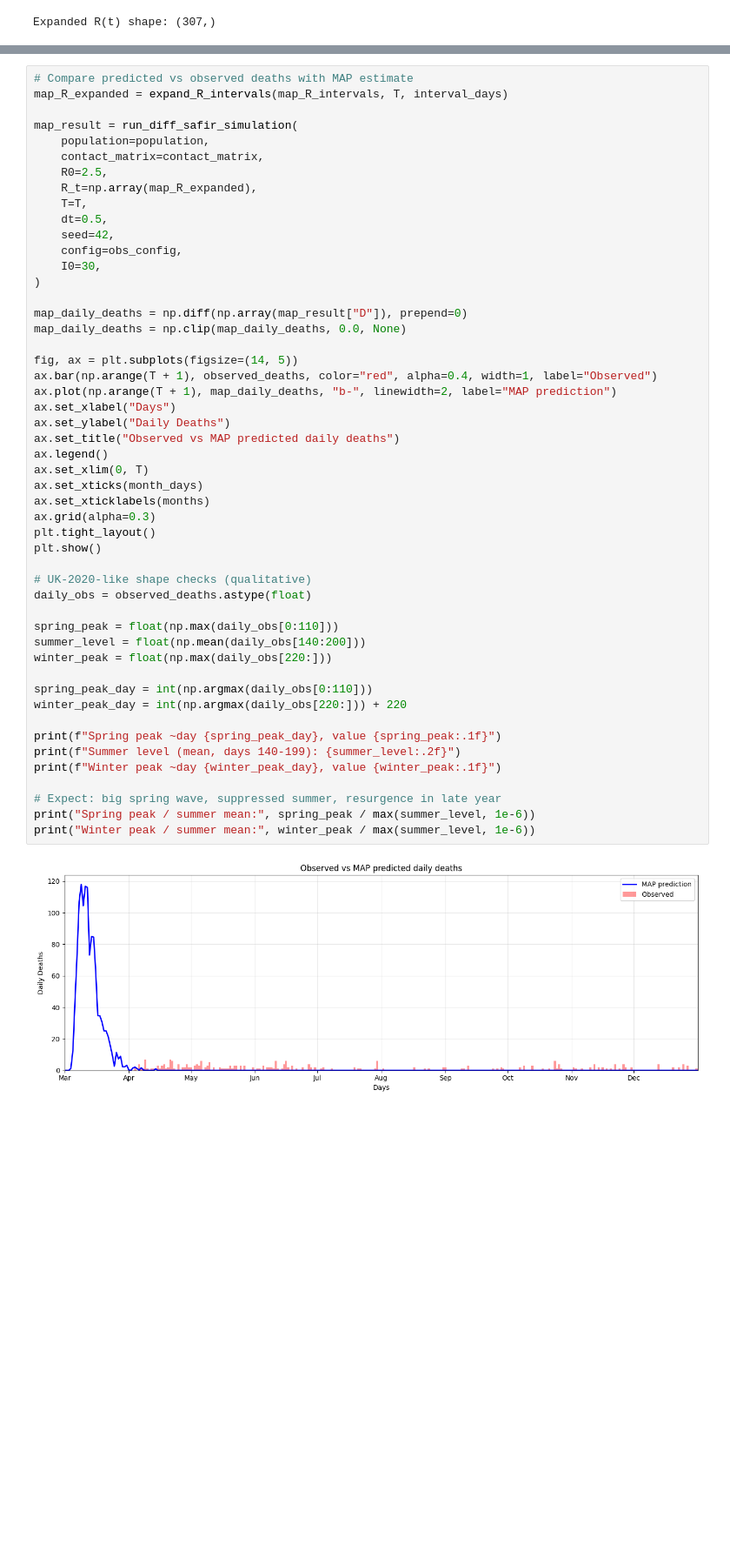
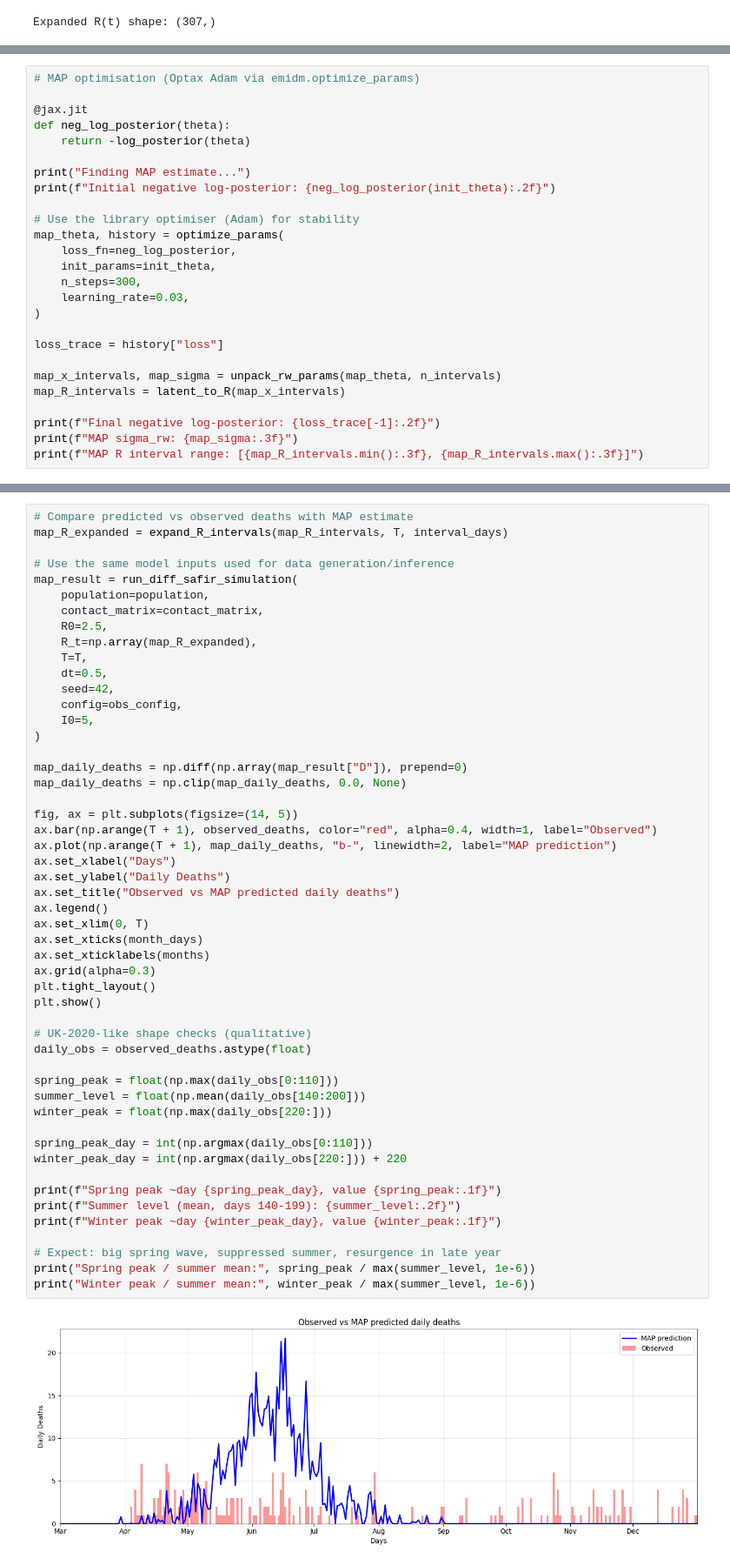
Before and after one commit to OJWatson/emidm, a Jupyter notebook: docs/notebooks/safir_inference.ipynb, the cells around one changed output, grey strips where cells are left out. Shown at 87% size. Saved outputs shown, nothing was run; the diff lists cells and outputs as text; blank space fills up the shorter version.

```diff
--- a/docs/notebooks/safir_inference.ipynb
+++ b/docs/notebooks/safir_inference.ipynb
@@ -499,0 +525,26 @@ MAP sigma_rw: 0.431
+# %%
+# MAP optimisation (Optax Adam via emidm.optimize_params)
+
+@jax.jit
+def neg_log_posterior(theta):
+    return -log_posterior(theta)
+
+print("Finding MAP estimate...")
+print(f"Initial negative log-posterior: {neg_log_posterior(init_theta):.2f}")
+
+# Use the library optimiser (Adam) for stability
+map_theta, history = optimize_params(
+    loss_fn=neg_log_posterior,
+    init_params=init_theta,
+    n_steps=300,
+    learning_rate=0.03,
+)
+
+loss_trace = history["loss"]
+
+map_x_intervals, map_sigma = unpack_rw_params(map_theta, n_intervals)
+map_R_intervals = latent_to_R(map_x_intervals)
+
+print(f"Final negative log-posterior: {loss_trace[-1]:.2f}")
+print(f"MAP sigma_rw: {map_sigma:.3f}")
+print(f"MAP R interval range: [{map_R_intervals.min():.3f}, {map_R_intervals.max():.3f}]")
@@ -531,6 +588,7 @@ plt.show()
 # Compare predicted vs observed deaths with MAP estimate
 map_R_expanded = expand_R_intervals(map_R_intervals, T, interval_days)
 
+# Use the same model inputs used for data generation/inference
 map_result = run_diff_safir_simulation(
     population=population,
     contact_matrix=contact_matrix,
@@ -540,7 +598,7 @@ map_result = run_diff_safir_simulation(
     dt=0.5,
     seed=42,
     config=obs_config,
-    I0=30,
+    I0=5,
 )
 
 map_daily_deaths = np.diff(np.array(map_result["D"]), prepend=0)
@@ -551,34 +609,34 @@ ax.bar(np.arange(T + 1), observed_deaths, color="red", alpha=0.4, width=1, label
 ax.plot(np.arange(T + 1), map_daily_deaths, "b-", linewidth=2, label="MAP prediction")
 ax.set_xlabel("Days")
 ax.set_ylabel("Daily Deaths")
 ax.set_title("Observed vs MAP predicted daily deaths")
 ax.legend()
 ax.set_xlim(0, T)
 ax.set_xticks(month_days)
 ax.set_xticklabels(months)
 ax.grid(alpha=0.3)
 plt.tight_layout()
 plt.show()
 
 # UK-2020-like shape checks (qualitative)
 daily_obs = observed_deaths.astype(float)
 
 spring_peak = float(np.max(daily_obs[0:110]))
 summer_level = float(np.mean(daily_obs[140:200]))
 winter_peak = float(np.max(daily_obs[220:]))
 
 spring_peak_day = int(np.argmax(daily_obs[0:110]))
 winter_peak_day = int(np.argmax(daily_obs[220:])) + 220
 
 print(f"Spring peak ~day {spring_peak_day}, value {spring_peak:.1f}")
 print(f"Summer level (mean, days 140-199): {summer_level:.2f}")
 print(f"Winter peak ~day {winter_peak_day}, value {winter_peak:.1f}")
 
 # Expect: big spring wave, suppressed summer, resurgence in late year
 print("Spring peak / summer mean:", spring_peak / max(summer_level, 1e-6))
 print("Winter peak / summer mean:", winter_peak / max(summer_level, 1e-6))
 # %% [output]
-[figure, old version]
+[figure, new version]
 Spring peak ~day 39, value 7.0
 Summer level (mean, days 140-199): 0.42
 Winter peak ~day 237, value 6.0
```
Also changed, not shown: parts of 6 cells of this notebook.
